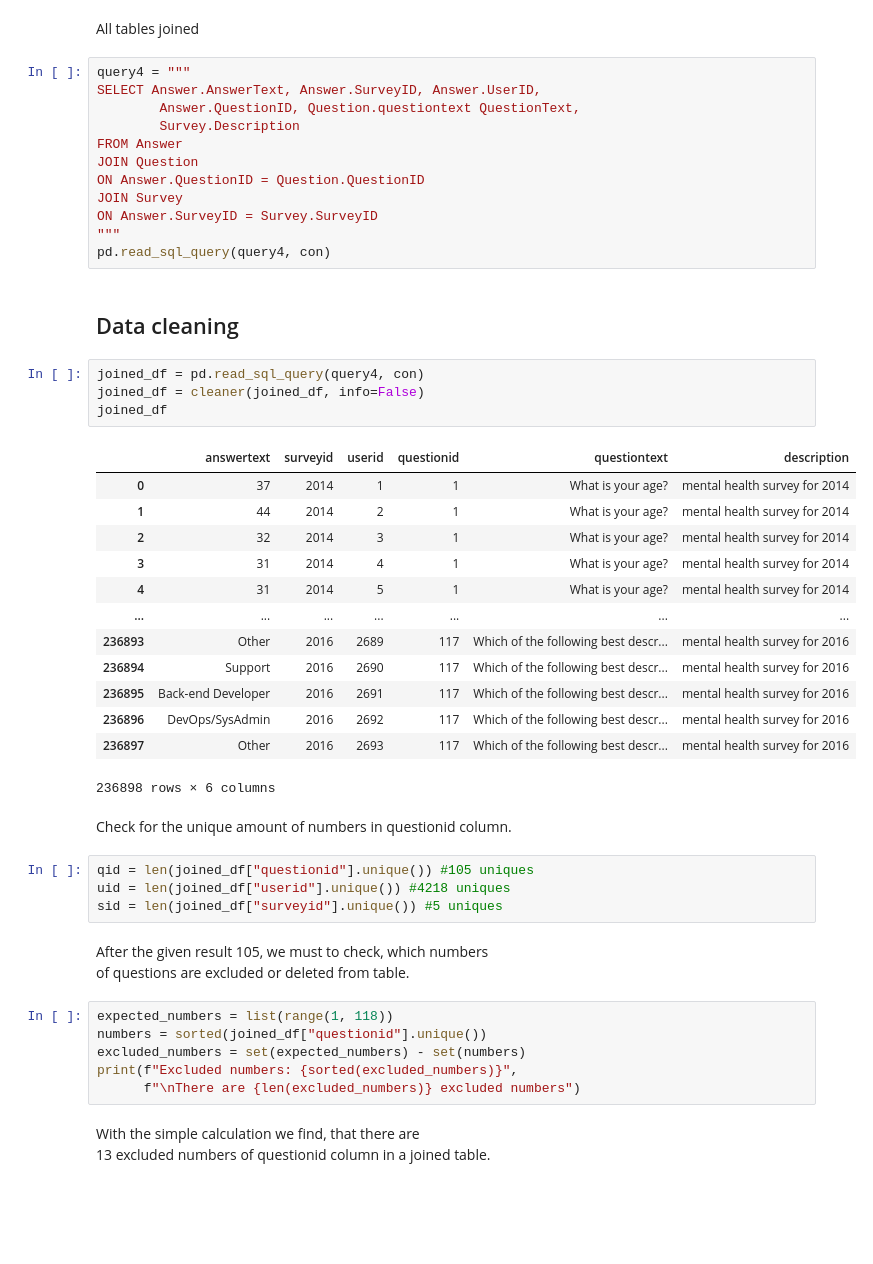
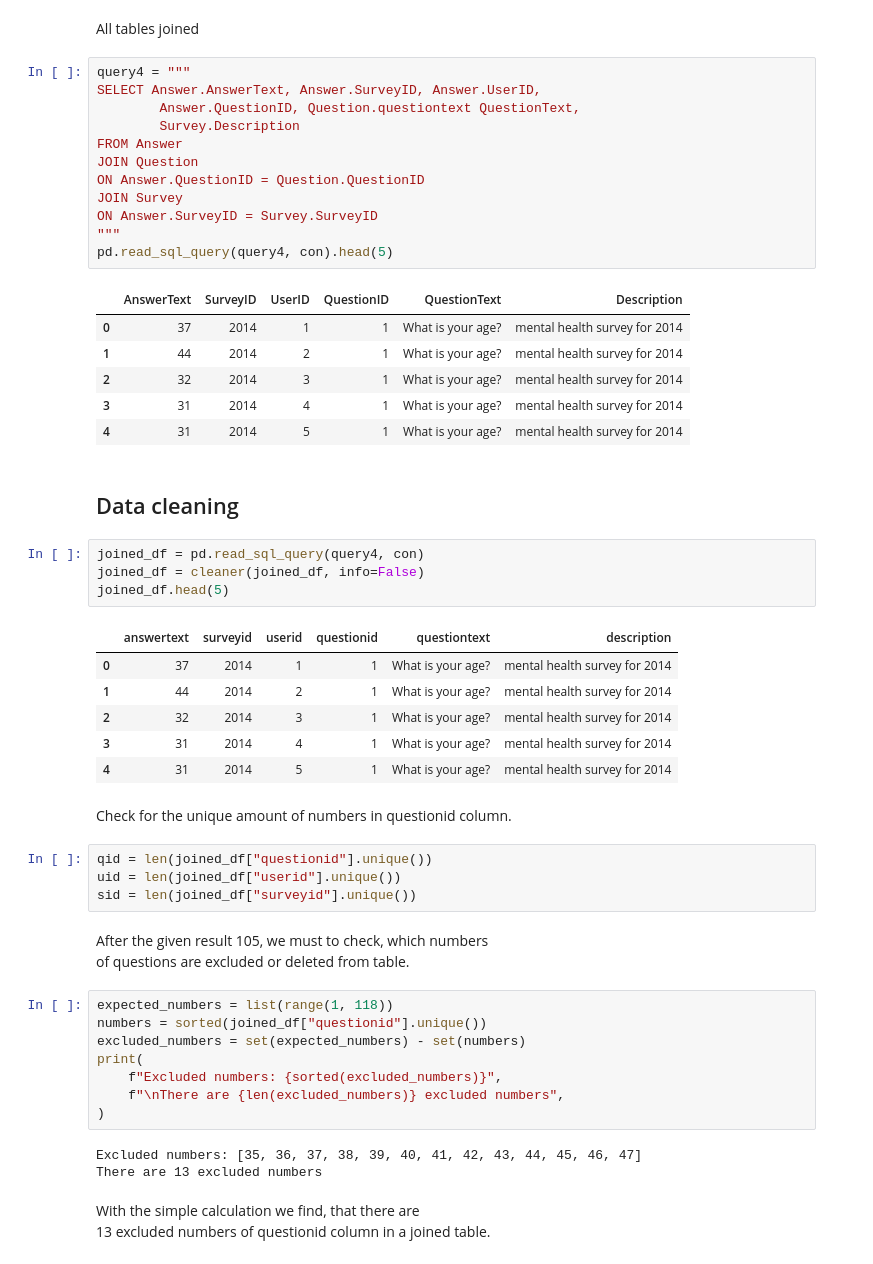
Before and after one commit to ShariYo/Modul2_Sprint1, a Jupyter notebook: project/main.ipynb, the cells around one changed output. Cells and saved outputs as stored; diff of their text form; blank space fills up the shorter version.

```diff
--- a/project/main.ipynb
+++ b/project/main.ipynb
@@ -79,33 +68,33 @@ ON Answer.QuestionID = Question.QuestionID
 JOIN Survey
 ON Answer.SurveyID = Survey.SurveyID
 """
-pd.read_sql_query(query4, con)
+pd.read_sql_query(query4, con).head(5)
+# %% [output]
+|  | AnswerText | SurveyID | UserID | QuestionID | QuestionText | Description |
+| 0 | 37 | 2014 | 1 | 1 | What is your age? | mental health survey for 2014 |
+| 1 | 44 | 2014 | 2 | 1 | What is your age? | mental health survey for 2014 |
+| 2 | 32 | 2014 | 3 | 1 | What is your age? | mental health survey for 2014 |
+| 3 | 31 | 2014 | 4 | 1 | What is your age? | mental health survey for 2014 |
+| 4 | 31 | 2014 | 5 | 1 | What is your age? | mental health survey for 2014 |
 # %% [markdown]
 ## Data cleaning
 # %%
 joined_df = pd.read_sql_query(query4, con)
 joined_df = cleaner(joined_df, info=False)
-joined_df
+joined_df.head(5)
 # %% [output]
 |  | answertext | surveyid | userid | questionid | questiontext | description |
 | 0 | 37 | 2014 | 1 | 1 | What is your age? | mental health survey for 2014 |
 | 1 | 44 | 2014 | 2 | 1 | What is your age? | mental health survey for 2014 |
 | 2 | 32 | 2014 | 3 | 1 | What is your age? | mental health survey for 2014 |
 | 3 | 31 | 2014 | 4 | 1 | What is your age? | mental health survey for 2014 |
 | 4 | 31 | 2014 | 5 | 1 | What is your age? | mental health survey for 2014 |
-| ... | ... | ... | ... | ... | ... | ... |
-| 236893 | Other | 2016 | 2689 | 117 | Which of the following best descr... | mental health survey for 2016 |
-| 236894 | Support | 2016 | 2690 | 117 | Which of the following best descr... | mental health survey for 2016 |
-| 236895 | Back-end Developer | 2016 | 2691 | 117 | Which of the following best descr... | mental health survey for 2016 |
-| 236896 | DevOps/SysAdmin | 2016 | 2692 | 117 | Which of the following best descr... | mental health survey for 2016 |
-| 236897 | Other | 2016 | 2693 | 117 | Which of the following best descr... | mental health survey for 2016 |
-236898 rows × 6 columns
 # %% [markdown]
 Check for the unique amount of numbers in questionid column.
 # %%
-qid = len(joined_df["questionid"].unique()) #105 uniques
-uid = len(joined_df["userid"].unique()) #4218 uniques
-sid = len(joined_df["surveyid"].unique()) #5 uniques
+qid = len(joined_df["questionid"].unique())
+uid = len(joined_df["userid"].unique())
+sid = len(joined_df["surveyid"].unique())
 # %% [markdown]
 After the given result 105, we must to check, which numbers
 of questions are excluded or deleted from table.
@@ -113,8 +102,13 @@ of questions are excluded or deleted from table.
 expected_numbers = list(range(1, 118))
 numbers = sorted(joined_df["questionid"].unique())
 excluded_numbers = set(expected_numbers) - set(numbers)
-print(f"Excluded numbers: {sorted(excluded_numbers)}",
-      f"\nThere are {len(excluded_numbers)} excluded numbers")
+print(
+    f"Excluded numbers: {sorted(excluded_numbers)}",
+    f"\nThere are {len(excluded_numbers)} excluded numbers",
+)
+# %% [output]
+Excluded numbers: [35, 36, 37, 38, 39, 40, 41, 42, 43, 44, 45, 46, 47]
+There are 13 excluded numbers
 # %% [markdown]
 With the simple calculation we find, that there are
 13 excluded numbers of questionid column in a joined table.
```
Also changed, not shown: parts of 25 cells of this notebook.
